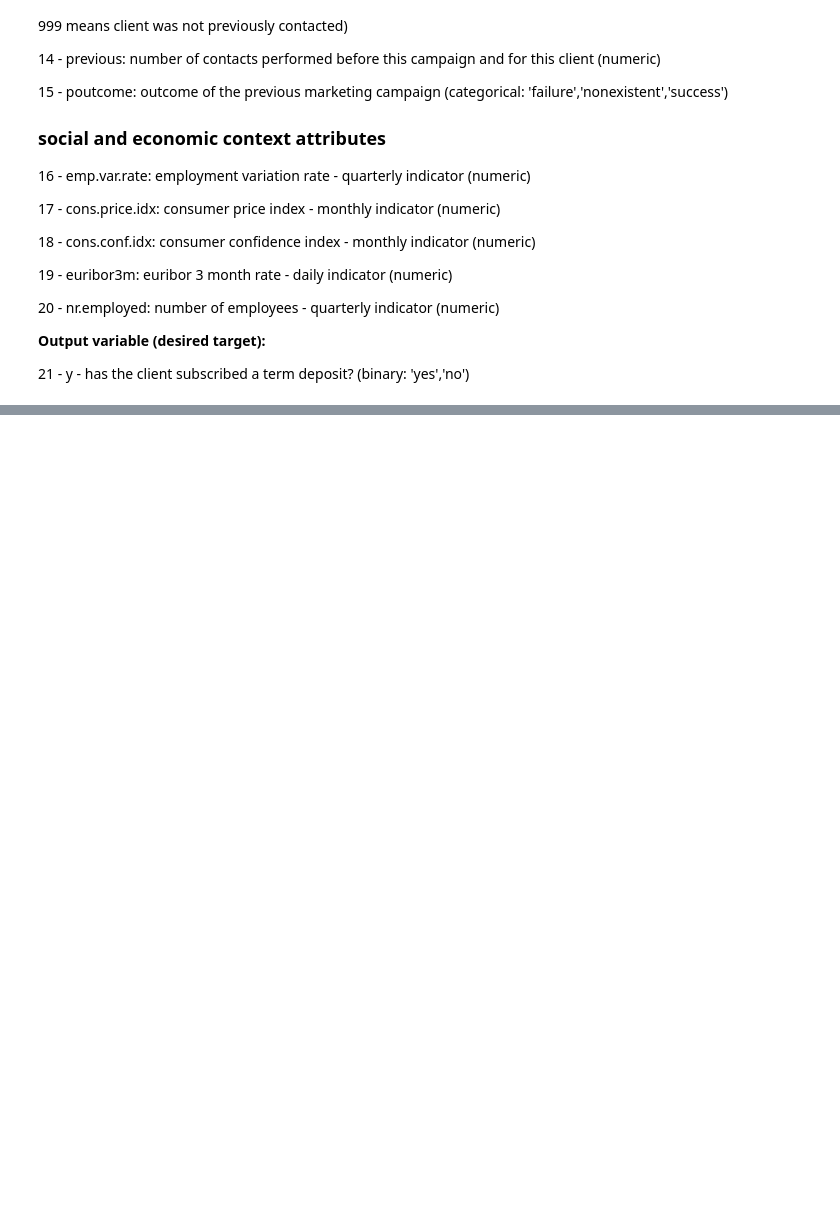
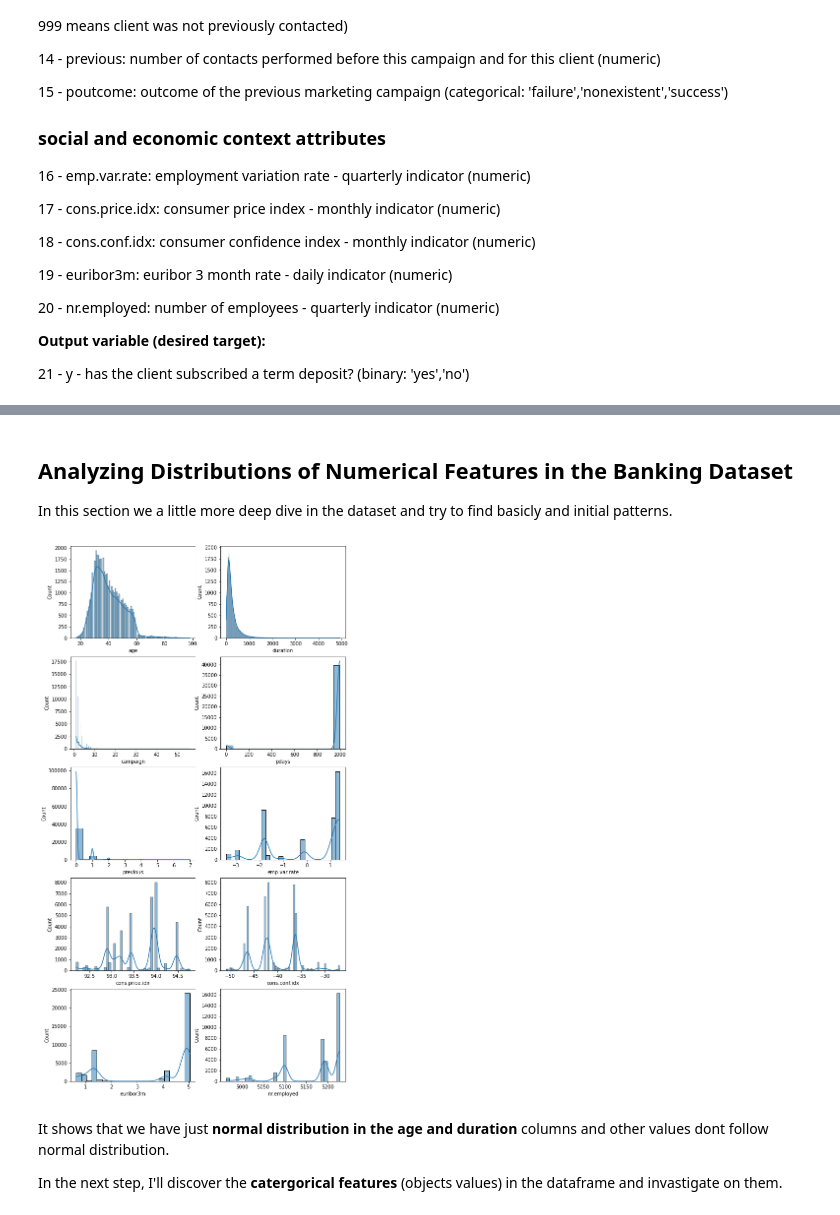
Before and after one commit to FarzinRad/Analyzing-Bank-Marketing-Campaign-Data, a Jupyter notebook: Analyzing Bank Marketing Campaign Data.ipynb, the cells around one changed output, grey strips where cells are left out. Saved outputs shown, nothing was run; the diff lists cells and outputs as text; code cells hidden in the pictures; blank space fills up the shorter version.

Commit message:
Features selection and investigate on them by charts

```diff
--- a/Analyzing Bank Marketing Campaign Data.ipynb
+++ b/Analyzing Bank Marketing Campaign Data.ipynb
@@ -90,0 +97,4 @@ Input variables:
+# %%
+# Import data from my git repository
+
+df = pd.read_csv('https://raw.githubusercontent.com/FarzinRad/Analyzing-Bank-Marketing-Campaign-Data/main/bank-additional-full.csv', sep=';')
@@ -90,0 +166,21 @@ Input variables:
+# %% [markdown]
+## Analyzing Distributions of Numerical Features in the Banking Dataset
+
+In this section we a little more deep dive in the dataset and try to find basicly and initial patterns.
+# %%
+# Plot the numerical values
+numerical_features = df.describe()
+plt.figure(figsize=(10, 20))
+
+# Let do plot all of the numerical features with write a function :)
+for index, col in enumerate(numerical_features):
+  plt.subplot(5, 2, index+1)
+  sns.histplot(df[col], kde=True)
+
+# plt.savefig('Plot_numerical_Features.png', format='png')
+# %% [output]
+[figure, added]
+# %% [markdown]
+It shows that we have just **normal distribution in the age and duration** columns and other values dont follow normal distribution.
+
+In the next step, I'll discover the **catergorical features** (objects values) in the dataframe and invastigate on them.
```
Also changed, not shown: parts of 11 cells of this notebook.
